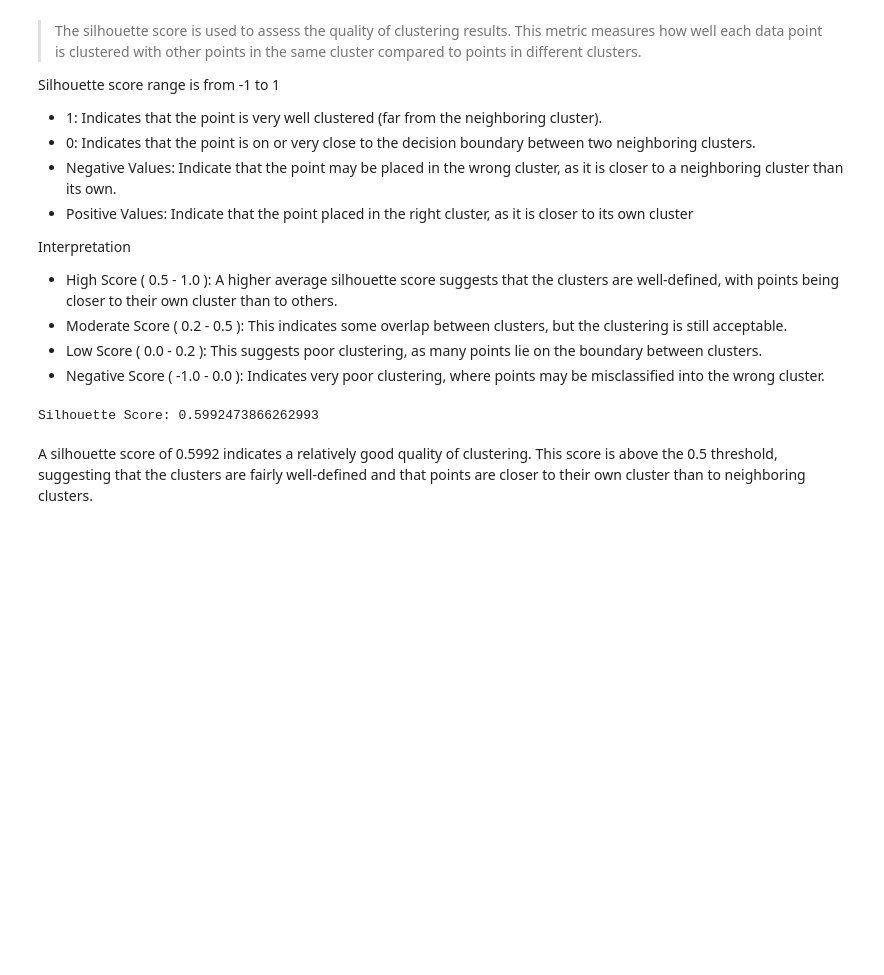
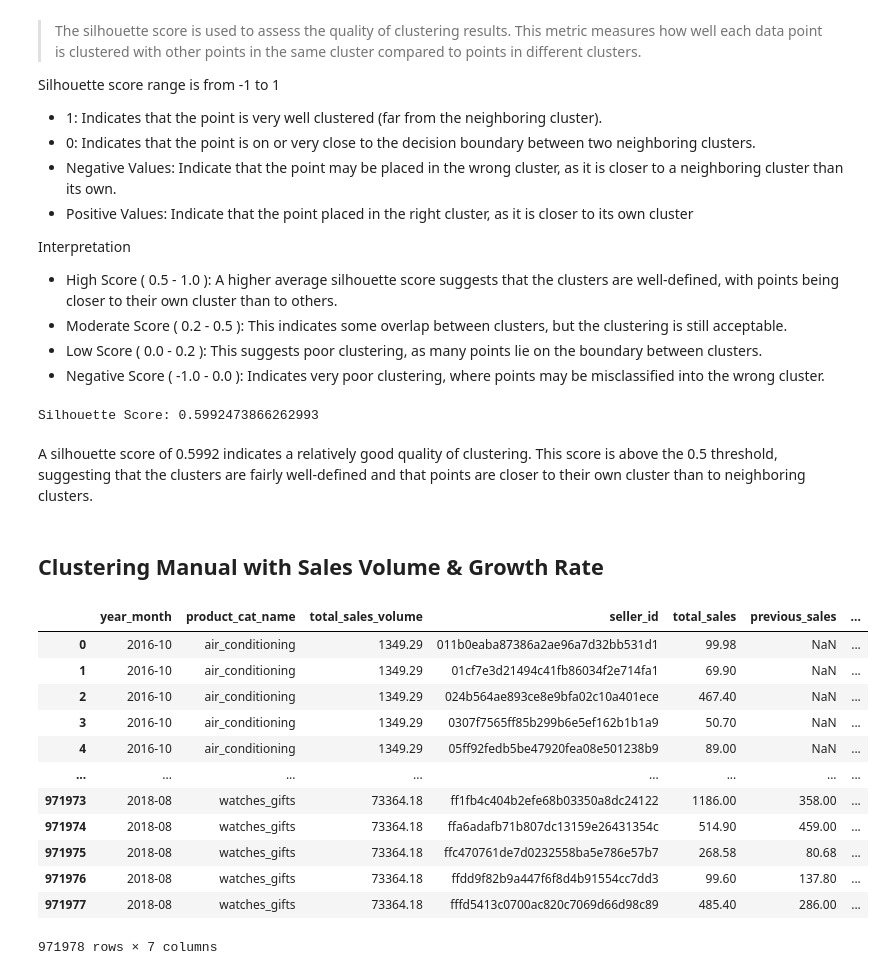
Before and after one commit to bnjisyn/Final-Project-Brazil-Ecommerce, a Jupyter notebook: app.ipynb, the cells around one changed output. Cells and saved outputs as stored; diff of their text form; code cells hidden in the pictures; blank space fills up the shorter version.

```diff
--- a/app.ipynb
+++ b/app.ipynb
@@ -618,3 +680,5 @@ print("Silhouette Score:", silhouette_avg)
 Silhouette Score: 0.5992473866262993
 # %% [markdown]
 A silhouette score of 0.5992 indicates a relatively good quality of clustering. This score is above the 0.5 threshold, suggesting that the clusters are fairly well-defined and that points are closer to their own cluster than to neighboring clusters.
+# %% [markdown]
+## **Clustering Manual with Sales Volume & Growth Rate**
@@ -620,0 +687,34 @@ A silhouette score of 0.5992 indicates a relatively good quality of clustering.
+# %%
+data_sales['order_purchase_timestamp'] = pd.to_datetime(data_sales['order_purchase_timestamp'])
+
+data_sales['year_month'] = data_sales['order_purchase_timestamp'].dt.to_period('M')
+
+monthly_sales_volume = data_sales.groupby(['year_month', 'product_cat_name'])['sales'].sum().reset_index()
+monthly_sales_volume.rename(columns={'sales': 'total_sales_volume'}, inplace = True)
+
+monthly_sales_per_seller = data_sales.groupby(['year_month', 'seller_id'])['sales'].sum().reset_index()
+monthly_sales_per_seller.rename(columns = {'sales': 'total_sales'}, inplace = True)
+
+monthly_sales_per_seller['previous_sales'] = monthly_sales_per_seller.groupby('seller_id')['total_sales'].shift(1)
+monthly_sales_per_seller['growth_rate_per_month'] = (
+    (monthly_sales_per_seller['total_sales'] - monthly_sales_per_seller['previous_sales']) /
+    monthly_sales_per_seller['previous_sales']
+).fillna(0)
+
+combined_data_sales = pd.merge(monthly_sales_volume, monthly_sales_per_seller, on = 'year_month', how = 'outer')
+
+display(combined_data_sales)
+# %% [output]
+|  | year_month | product_cat_name | total_sales_volume | seller_id | total_sales | previous_sales | ... |
+| 0 | 2016-10 | air_conditioning | 1349.29 | 011b0eaba87386a2ae96a7d32bb531d1 | 99.98 | NaN | ... |
+| 1 | 2016-10 | air_conditioning | 1349.29 | 01cf7e3d21494c41fb86034f2e714fa1 | 69.90 | NaN | ... |
+| 2 | 2016-10 | air_conditioning | 1349.29 | 024b564ae893ce8e9bfa02c10a401ece | 467.40 | NaN | ... |
+| 3 | 2016-10 | air_conditioning | 1349.29 | 0307f7565ff85b299b6e5ef162b1b1a9 | 50.70 | NaN | ... |
+| 4 | 2016-10 | air_conditioning | 1349.29 | 05ff92fedb5be47920fea08e501238b9 | 89.00 | NaN | ... |
+| ... | ... | ... | ... | ... | ... | ... | ... |
+| 971973 | 2018-08 | watches_gifts | 73364.18 | ff1fb4c404b2efe68b03350a8dc24122 | 1186.00 | 358.00 | ... |
+| 971974 | 2018-08 | watches_gifts | 73364.18 | ffa6adafb71b807dc13159e26431354c | 514.90 | 459.00 | ... |
+| 971975 | 2018-08 | watches_gifts | 73364.18 | ffc470761de7d0232558ba5e786e57b7 | 268.58 | 80.68 | ... |
+| 971976 | 2018-08 | watches_gifts | 73364.18 | ffdd9f82b9a447f6f8d4b91554cc7dd3 | 99.60 | 137.80 | ... |
+| 971977 | 2018-08 | watches_gifts | 73364.18 | fffd5413c0700ac820c7069d66d98c89 | 485.40 | 286.00 | ... |
+971978 rows × 7 columns
```
Also changed, not shown: parts of 15 cells of this notebook, 5 other files.
